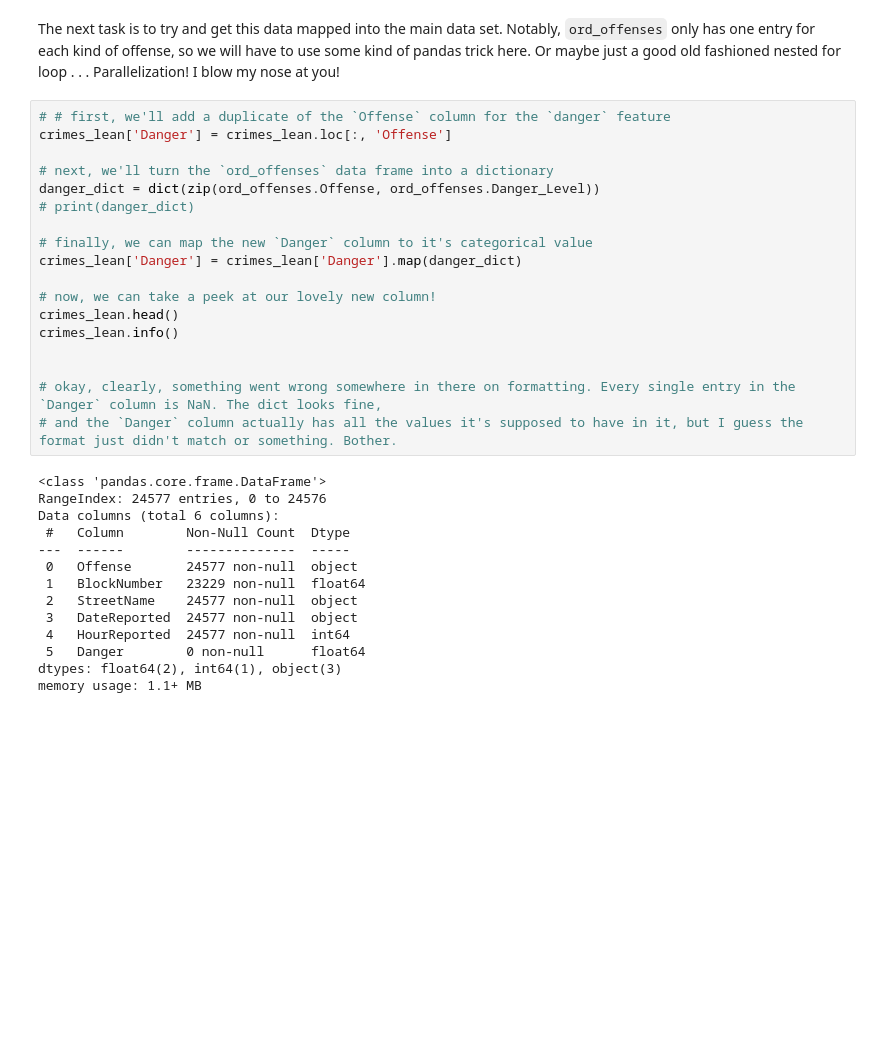
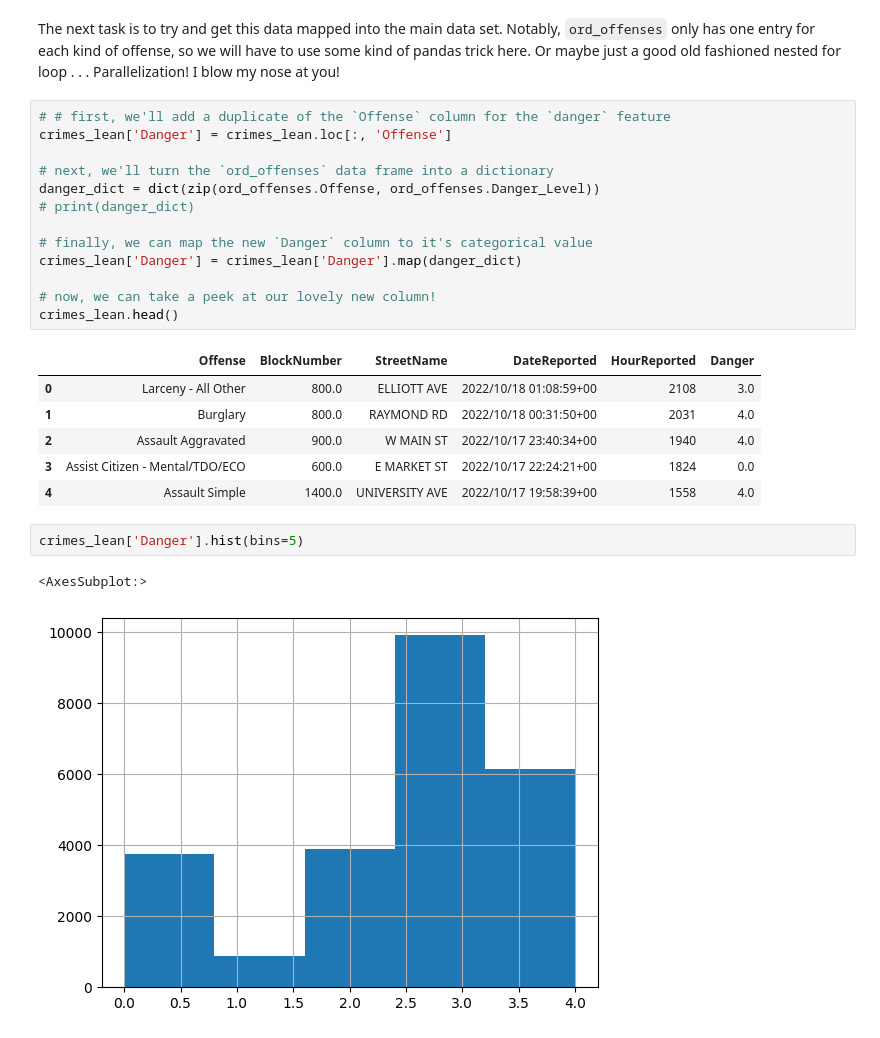
Before and after one commit to JSGarris/MLProject, a Jupyter notebook: Machine_Learning_Project.ipynb, the cells around one changed output. Saved outputs shown, nothing was run; the diff lists cells and outputs as text; blank space fills up the shorter version.

Commit message:
Fixed ordinal encoding for Offense

```diff
--- a/Machine_Learning_Project.ipynb
+++ b/Machine_Learning_Project.ipynb
@@ -323,22 +323,15 @@ crimes_lean['Danger'] = crimes_lean['Danger'].map(danger_dict)
 
 # now, we can take a peek at our lovely new column!
 crimes_lean.head()
-crimes_lean.info()
-
-
-# okay, clearly, something went wrong somewhere in there on formatting. Every single entry in the `Danger` column is NaN. The dict looks fine,
-# and the `Danger` column actually has all the values it's supposed to have in it, but I guess the format just didn't match or something. Bother.
 # %% [output]
-<class 'pandas.core.frame.DataFrame'>
-RangeIndex: 24577 entries, 0 to 24576
-Data columns (total 6 columns):
- #   Column        Non-Null Count  Dtype
----  ------        --------------  -----
- 0   Offense       24577 non-null  object
- 1   BlockNumber   23229 non-null  float64
- 2   StreetName    24577 non-null  object
- 3   DateReported  24577 non-null  object
- 4   HourReported  24577 non-null  int64
- 5   Danger        0 non-null      float64
-dtypes: float64(2), int64(1), object(3)
-memory usage: 1.1+ MB
+|  | Offense | BlockNumber | StreetName | DateReported | HourReported | Danger |
+| 0 | Larceny - All Other | 800.0 | ELLIOTT AVE | 2022/10/18 01:08:59+00 | 2108 | 3.0 |
+| 1 | Burglary | 800.0 | RAYMOND RD | 2022/10/18 00:31:50+00 | 2031 | 4.0 |
+| 2 | Assault Aggravated | 900.0 | W MAIN ST | 2022/10/17 23:40:34+00 | 1940 | 4.0 |
+| 3 | Assist Citizen - Mental/TDO/ECO | 600.0 | E MARKET ST | 2022/10/17 22:24:21+00 | 1824 | 0.0 |
+| 4 | Assault Simple | 1400.0 | UNIVERSITY AVE | 2022/10/17 19:58:39+00 | 1558 | 4.0 |
+# %%
+crimes_lean['Danger'].hist(bins=5)
+# %% [output]
+<AxesSubplot:>
+[figure, added]
```
Also changed, not shown: parts of 1 cell of this notebook, 1 other file.
